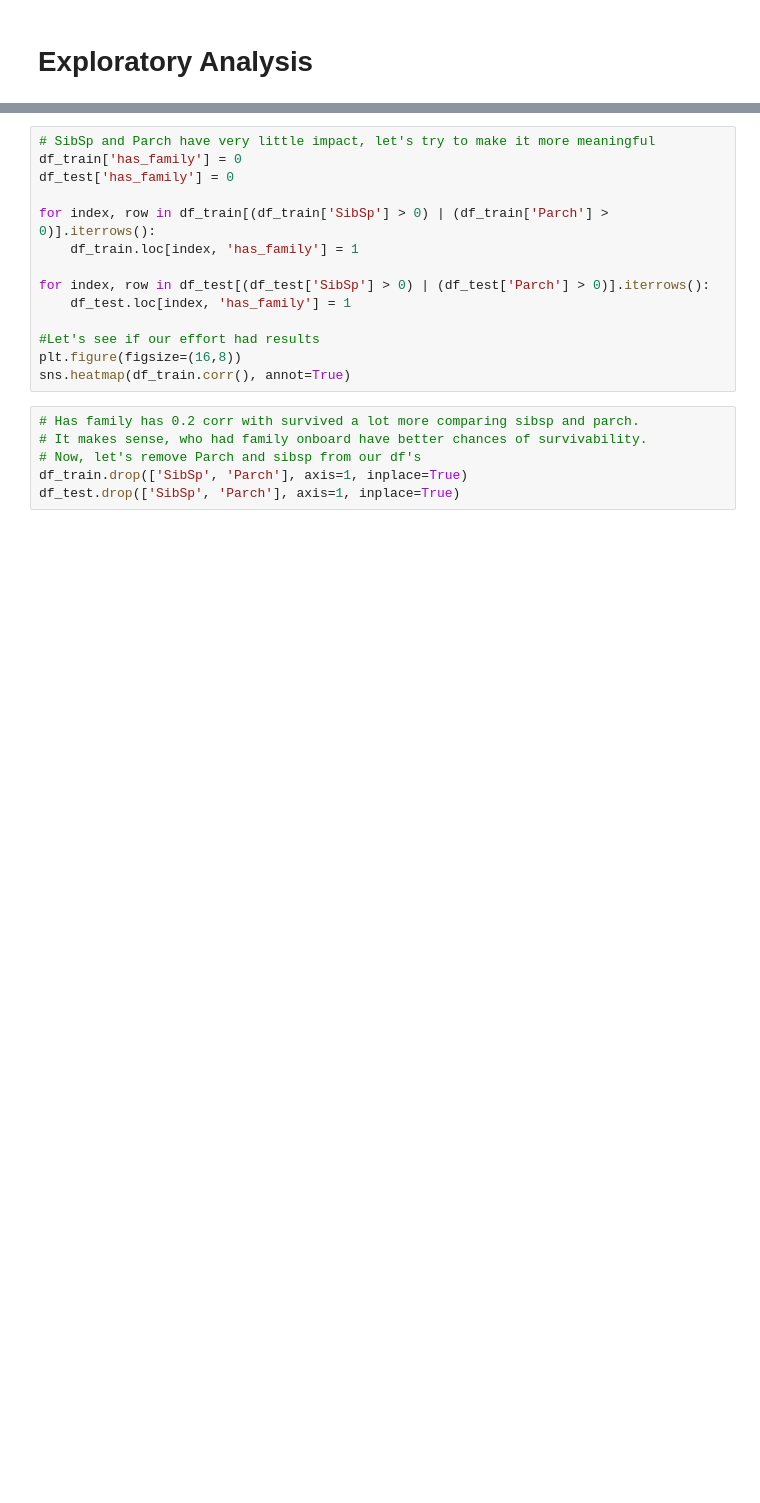
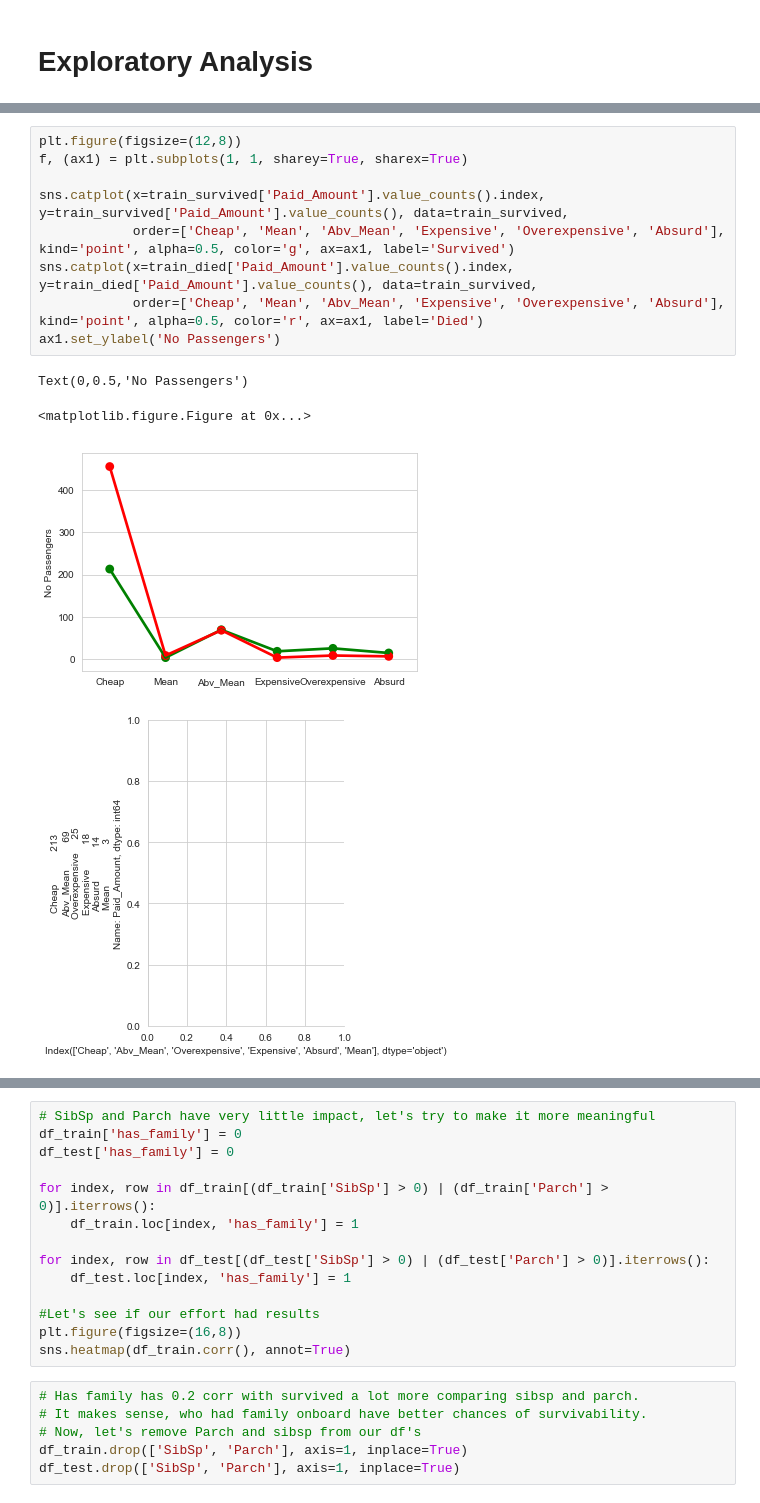
Before and after one commit to aksmiyazaki/machine_learning, a Jupyter notebook: kaggle/titanic/titanic_work-RandomForests.ipynb, the cells around one changed output, grey strips where cells are left out. Drawn from its saved outputs; the diff is of its cells as text; blank space fills up the shorter version.

```diff
--- a/kaggle/titanic/titanic_work-RandomForests.ipynb
+++ b/kaggle/titanic/titanic_work-RandomForests.ipynb
@@ -429,0 +487,14 @@ print(df_test.shape)
+# %%
+plt.figure(figsize=(12,8))
+f, (ax1) = plt.subplots(1, 1, sharey=True, sharex=True)
+
+sns.catplot(x=train_survived['Paid_Amount'].value_counts().index, y=train_survived['Paid_Amount'].value_counts(), data=train_survived,
+            order=['Cheap', 'Mean', 'Abv_Mean', 'Expensive', 'Overexpensive', 'Absurd'], kind='point', alpha=0.5, color='g', ax=ax1, label='Survived')
+sns.catplot(x=train_died['Paid_Amount'].value_counts().index, y=train_died['Paid_Amount'].value_counts(), data=train_survived,
+            order=['Cheap', 'Mean', 'Abv_Mean', 'Expensive', 'Overexpensive', 'Absurd'], kind='point', alpha=0.5, color='r', ax=ax1, label='Died')
+ax1.set_ylabel('No Passengers')
+# %% [output]
+Text(0,0.5,'No Passengers')
+<matplotlib.figure.Figure at 0x...>
+[figure, added]
+[figure, added]
```
Also changed, not shown: parts of 7 cells of this notebook.
